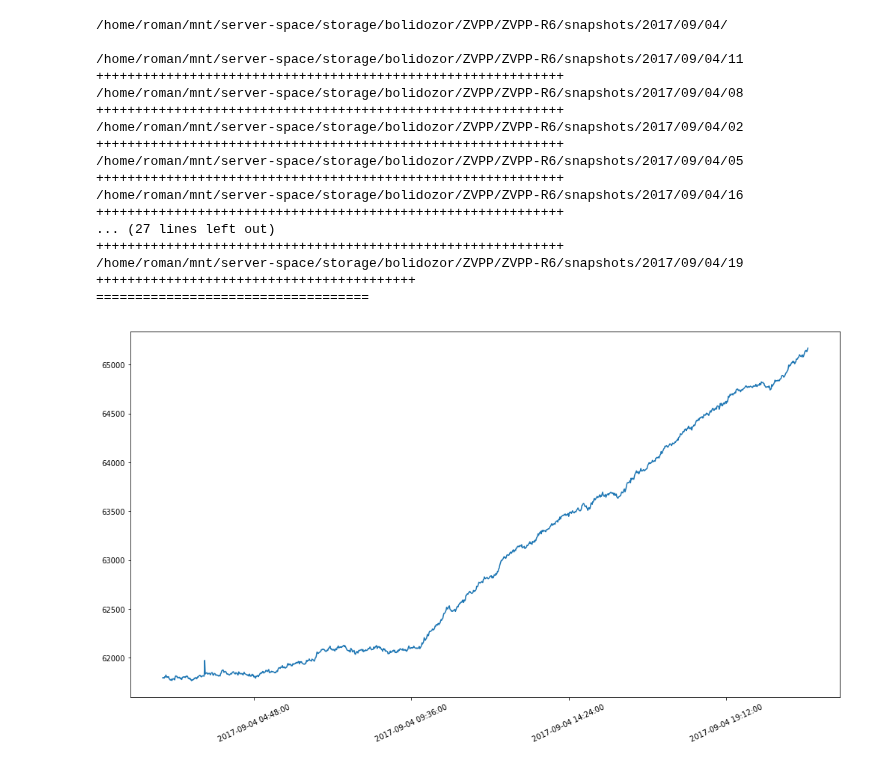
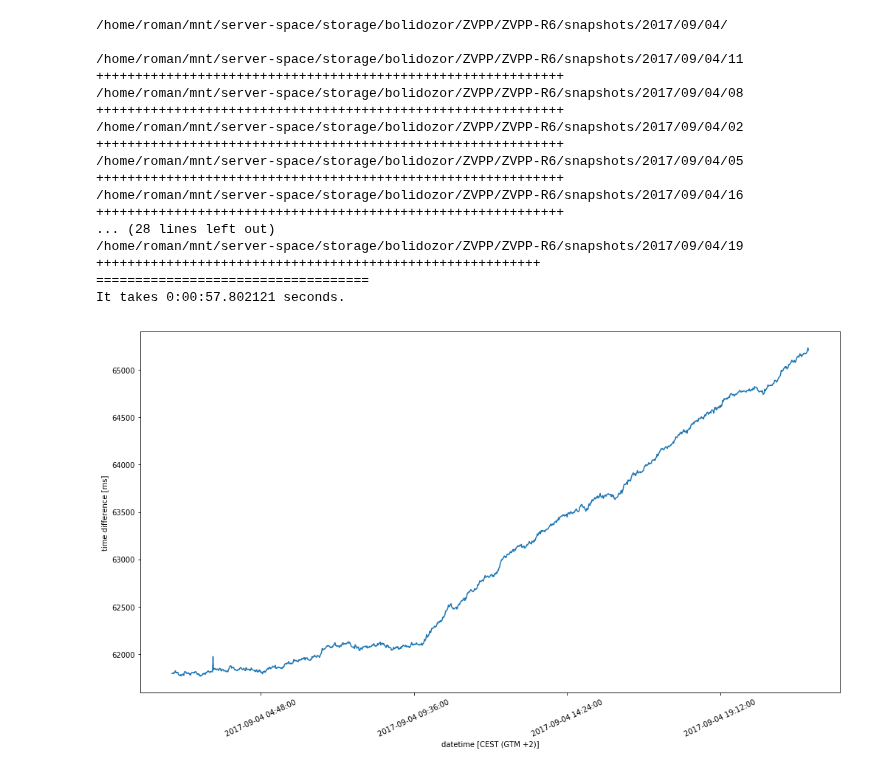
Before and after one commit to bolidozor/MeteorDataAnalyser, a Jupyter notebook: iPython/CRVAL2_SYSTIME_diff_plotter.ipynb, the cells around one changed output. Cells and saved outputs as stored; diff of their text form; code cells hidden in the pictures.

```diff
--- a/iPython/CRVAL2_SYSTIME_diff_plotter.ipynb
+++ b/iPython/CRVAL2_SYSTIME_diff_plotter.ipynb
@@ -9,9 +19,8 @@ import matplotlib.dates as md
 # %%
 path = '/home/roman/mnt/server-space/storage/bolidozor/ZVPP/ZVPP-R6/snapshots/2017/09/04/'
 times = numpy.ndarray((0,2))
+start_time = datetime.datetime.now()
 
-import matplotlib.pyplot as plt
-%matplotlib inline
 for root, dirs, files in os.walk(path):
     print("")
     print(root, " ")
@@ -27,6 +36,7 @@ for root, dirs, files in os.walk(path):
 times.sort(axis=0)
 print("")
 print("===================================")
+print("It takes", datetime.datetime.now()-start_time, "seconds.")
 # %% [output]
 /home/roman/mnt/server-space/storage/bolidozor/ZVPP/ZVPP-R6/snapshots/2017/09/04/
 
@@ -40,24 +50,23 @@ print("===================================")
 ++++++++++++++++++++++++++++++++++++++++++++++++++++++++++++
 /home/roman/mnt/server-space/storage/bolidozor/ZVPP/ZVPP-R6/snapshots/2017/09/04/16
 ++++++++++++++++++++++++++++++++++++++++++++++++++++++++++++
-... (27 lines left out)
-++++++++++++++++++++++++++++++++++++++++++++++++++++++++++++
+... (28 lines left out)
 /home/roman/mnt/server-space/storage/bolidozor/ZVPP/ZVPP-R6/snapshots/2017/09/04/19
-+++++++++++++++++++++++++++++++++++++++++
++++++++++++++++++++++++++++++++++++++++++++++++++++++++++
 ===================================
+It takes 0:00:57.802121 seconds.
 # %%
-import matplotlib.pyplot as plt
-import matplotlib.dates as md
+plt.figure(figsize=(17, 9))
 
-plt.figure(figsize=(17, 9))
 data=md.date2num([datetime.datetime.fromtimestamp(ts) for ts in times[:,0]/1000])
-
 plt.xticks( rotation=25 )
 ax=plt.gca()
 xfmt = md.DateFormatter('%Y-%m-%d %H:%M:%S')
 ax.xaxis.set_major_formatter(xfmt)
+ax.set_xlabel('datetime [CEST (GTM +2)]')
+ax.set_ylabel('time difference [ms]')
 
 plt.plot(data, times[:,0]-times[:,1])
 plt.show()
 # %% [output]
-[figure, old version]
+[figure, new version]
```
Also changed, not shown: parts of 1 cell of this notebook.
